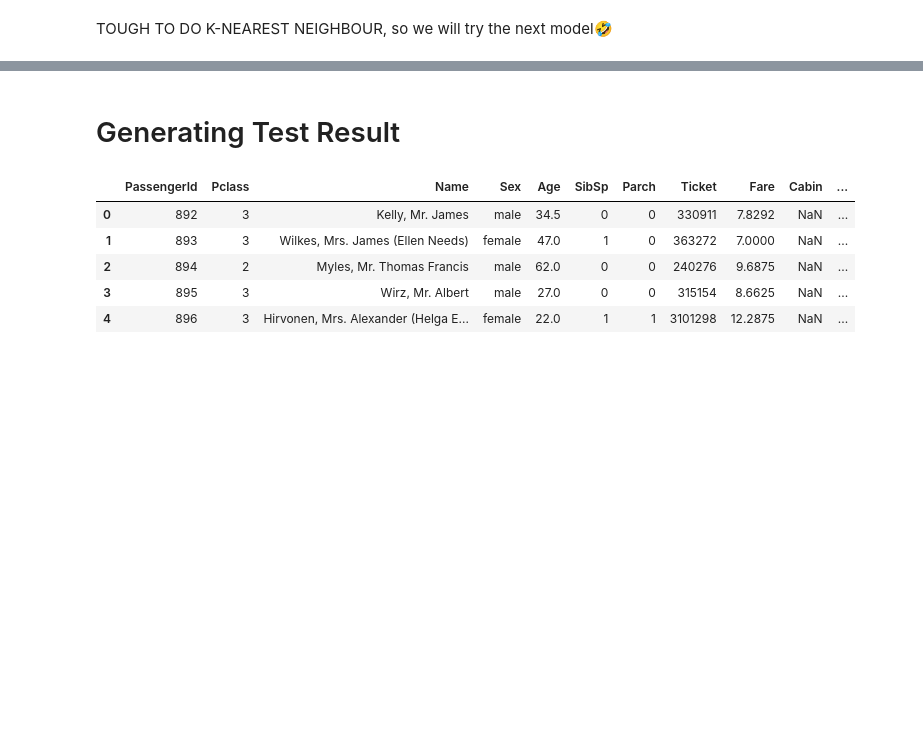
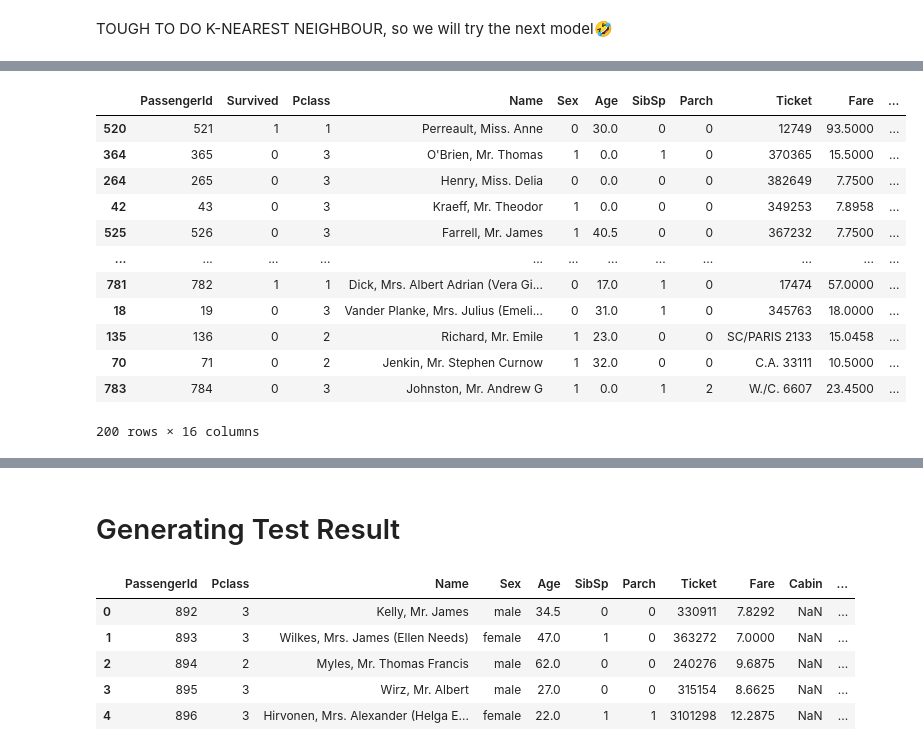
Before and after one commit to TangLitEn/kaggle-titanic, a Jupyter notebook: main.ipynb, the cells around one changed output, grey strips where cells are left out. Drawn from its saved outputs; the diff is of its cells as text; code cells hidden in the pictures; blank space fills up the shorter version.

```diff
--- a/main.ipynb
+++ b/main.ipynb
@@ -435,0 +559,22 @@ TOUGH TO DO K-NEAREST NEIGHBOUR, so we will try the next model🤣
+# %%
+FOREST = real_train.copy()
+
+def Sex_to_Num(row):
+	if (row.Sex == "male"): return 1
+	elif (row.Sex == "female"): return 0
+	else: return row.Sex
+FOREST["Sex"] = FOREST.apply(Sex_to_Num,axis=1)
+
+def Cabin_to_Number(row):
+	if (not pd.isna(row.Cabin)):
+		return ord(row.Cabin[0])
+	else: return 0
+FOREST["Cabin"] = FOREST.apply(Cabin_to_Number,axis=1)
+
+def Embarked_to_Number(row):
+	if (not pd.isna(row.Embarked)):
+		return ord(row.Embarked[0])
+	else: return 0
+FOREST["Embarked"] = FOREST.apply(Embarked_to_Number,axis=1)
+
+FOREST = FOREST.replace(np.nan,0)
@@ -435,0 +596,20 @@ TOUGH TO DO K-NEAREST NEIGHBOUR, so we will try the next model🤣
+# %%
+# TESTING ON THE TEST DATA
+FOREST_test_X = FOREST_test[features]
+FOREST_test["Predicted Survival"] = FOREST_model.predict(FOREST_test_X)
+
+FOREST_test
+# %% [output]
+|  | PassengerId | Survived | Pclass | Name | Sex | Age | SibSp | Parch | Ticket | Fare | ... |
+| 520 | 521 | 1 | 1 | Perreault, Miss. Anne | 0 | 30.0 | 0 | 0 | 12749 | 93.5000 | ... |
+| 364 | 365 | 0 | 3 | O'Brien, Mr. Thomas | 1 | 0.0 | 1 | 0 | 370365 | 15.5000 | ... |
+| 264 | 265 | 0 | 3 | Henry, Miss. Delia | 0 | 0.0 | 0 | 0 | 382649 | 7.7500 | ... |
+| 42 | 43 | 0 | 3 | Kraeff, Mr. Theodor | 1 | 0.0 | 0 | 0 | 349253 | 7.8958 | ... |
+| 525 | 526 | 0 | 3 | Farrell, Mr. James | 1 | 40.5 | 0 | 0 | 367232 | 7.7500 | ... |
+| ... | ... | ... | ... | ... | ... | ... | ... | ... | ... | ... | ... |
+| 781 | 782 | 1 | 1 | Dick, Mrs. Albert Adrian (Vera Gi... | 0 | 17.0 | 1 | 0 | 17474 | 57.0000 | ... |
+| 18 | 19 | 0 | 3 | Vander Planke, Mrs. Julius (Emeli... | 0 | 31.0 | 1 | 0 | 345763 | 18.0000 | ... |
+| 135 | 136 | 0 | 2 | Richard, Mr. Emile | 1 | 23.0 | 0 | 0 | SC/PARIS 2133 | 15.0458 | ... |
+| 70 | 71 | 0 | 2 | Jenkin, Mr. Stephen Curnow | 1 | 32.0 | 0 | 0 | C.A. 33111 | 10.5000 | ... |
+| 783 | 784 | 0 | 3 | Johnston, Mr. Andrew G | 1 | 0.0 | 1 | 2 | W./C. 6607 | 23.4500 | ... |
+200 rows × 16 columns
```
Also changed, not shown: parts of 28 cells of this notebook.
